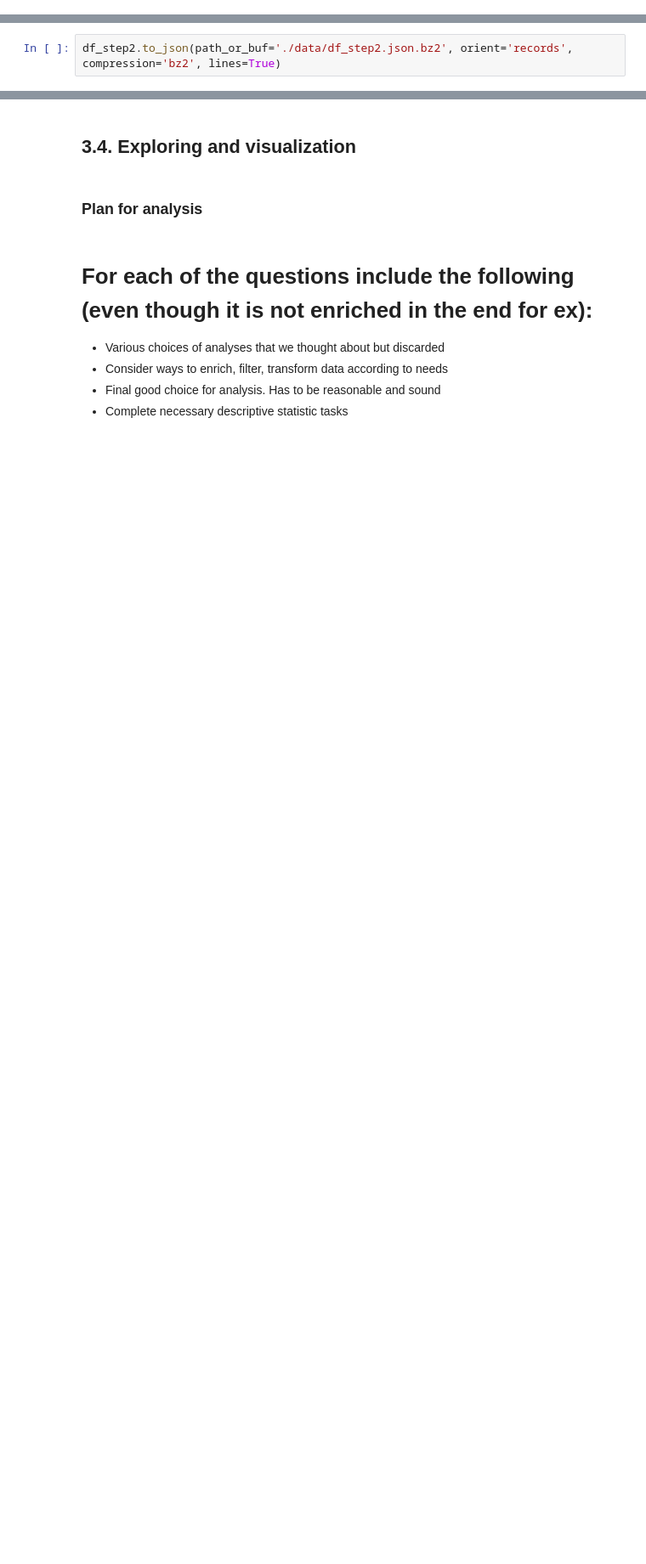
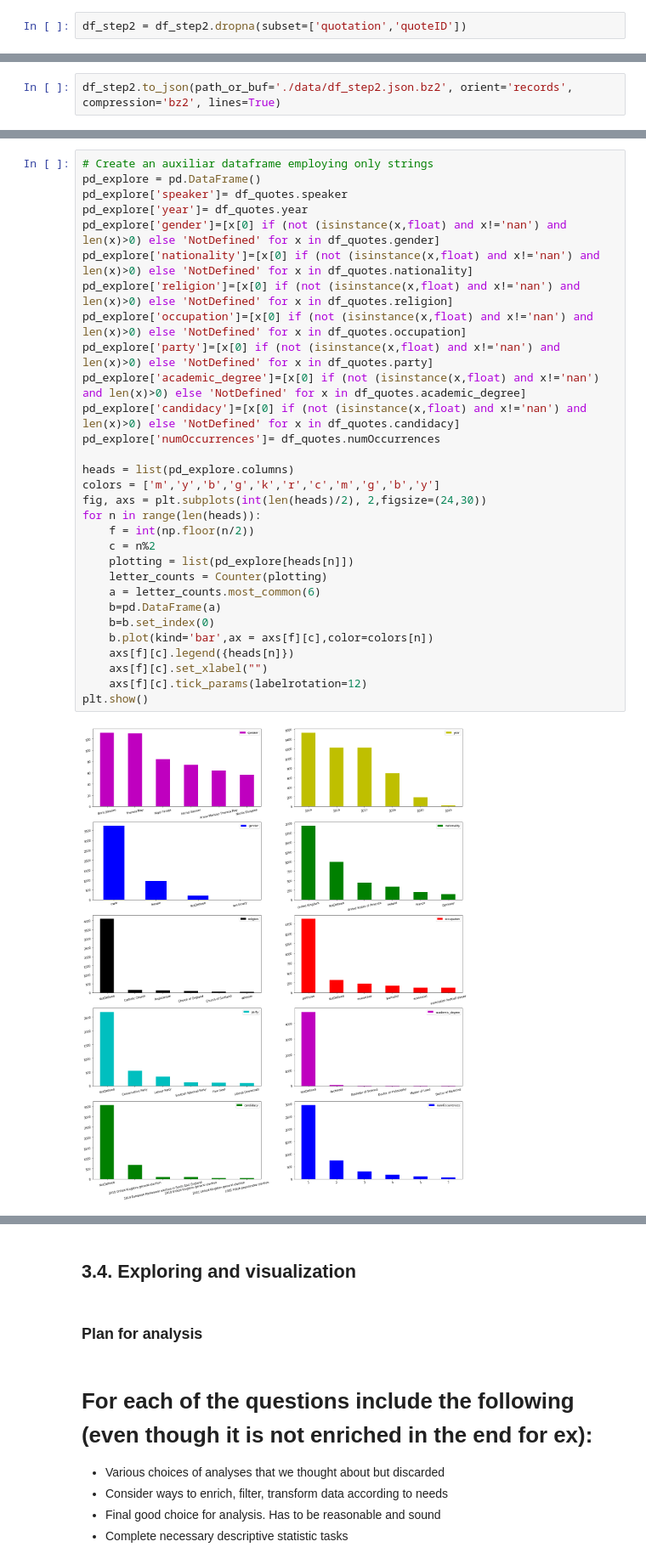
Before and after one commit to epfl-ada/ada-2021-project-kava, a Jupyter notebook: milestone2_template.ipynb, the cells around one changed output, grey strips where cells are left out. Shown: that part at 85% size. Drawn from its saved outputs; the diff is of its cells as text; blank space fills up the shorter version.

```diff
--- a/milestone2_template.ipynb
+++ b/milestone2_template.ipynb
@@ -585,0 +396,2 @@ df_step2 = df_step2.dropna(subset=['qids'])
+# %%
+df_step2 = df_step2.dropna(subset=['quotation','quoteID'])
@@ -835,0 +671,32 @@ df_quotes=df_quotes.reset_index(drop=True)
+# %%
+# Create an auxiliar dataframe employing only strings
+pd_explore = pd.DataFrame()
+pd_explore['speaker']= df_quotes.speaker
+pd_explore['year']= df_quotes.year
+pd_explore['gender']=[x[0] if (not (isinstance(x,float) and x!='nan') and len(x)>0) else 'NotDefined' for x in df_quotes.gender]
+pd_explore['nationality']=[x[0] if (not (isinstance(x,float) and x!='nan') and len(x)>0) else 'NotDefined' for x in df_quotes.nationality]
+pd_explore['religion']=[x[0] if (not (isinstance(x,float) and x!='nan') and len(x)>0) else 'NotDefined' for x in df_quotes.religion]
+pd_explore['occupation']=[x[0] if (not (isinstance(x,float) and x!='nan') and len(x)>0) else 'NotDefined' for x in df_quotes.occupation]
+pd_explore['party']=[x[0] if (not (isinstance(x,float) and x!='nan') and len(x)>0) else 'NotDefined' for x in df_quotes.party]
+pd_explore['academic_degree']=[x[0] if (not (isinstance(x,float) and x!='nan') and len(x)>0) else 'NotDefined' for x in df_quotes.academic_degree]
+pd_explore['candidacy']=[x[0] if (not (isinstance(x,float) and x!='nan') and len(x)>0) else 'NotDefined' for x in df_quotes.candidacy]
+pd_explore['numOccurrences']= df_quotes.numOccurrences
+
+heads = list(pd_explore.columns)
+colors = ['m','y','b','g','k','r','c','m','g','b','y']
+fig, axs = plt.subplots(int(len(heads)/2), 2,figsize=(24,30))
+for n in range(len(heads)):
+    f = int(np.floor(n/2))
+    c = n%2
+    plotting = list(pd_explore[heads[n]])
+    letter_counts = Counter(plotting)
+    a = letter_counts.most_common(6)
+    b=pd.DataFrame(a)
+    b=b.set_index(0)
+    b.plot(kind='bar',ax = axs[f][c],color=colors[n])
+    axs[f][c].legend({heads[n]})
+    axs[f][c].set_xlabel("")
+    axs[f][c].tick_params(labelrotation=12)
+plt.show()
+# %% [output]
+[figure, added]
```
Also changed, not shown: parts of 141 cells of this notebook.
